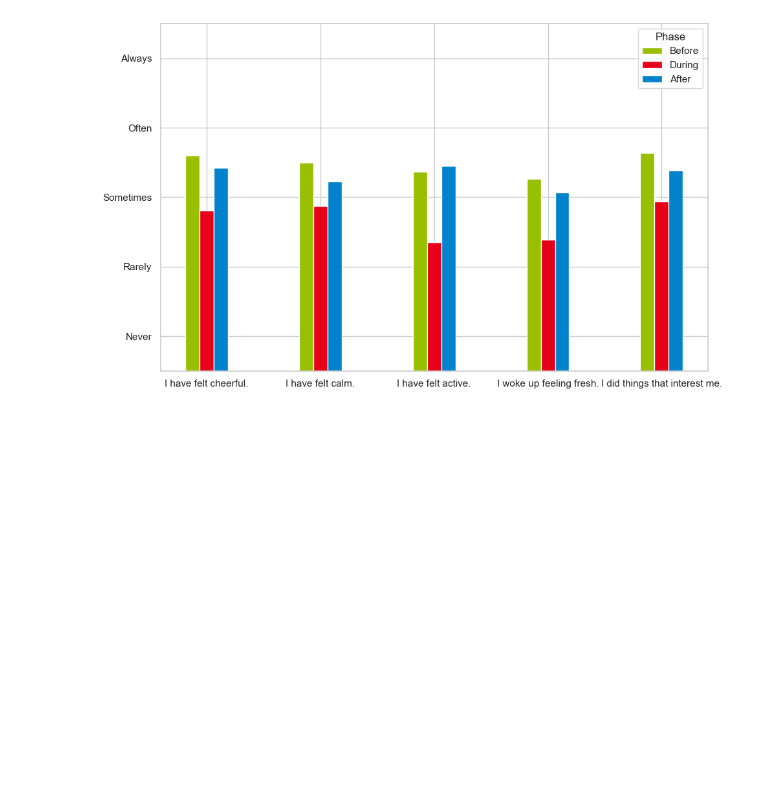
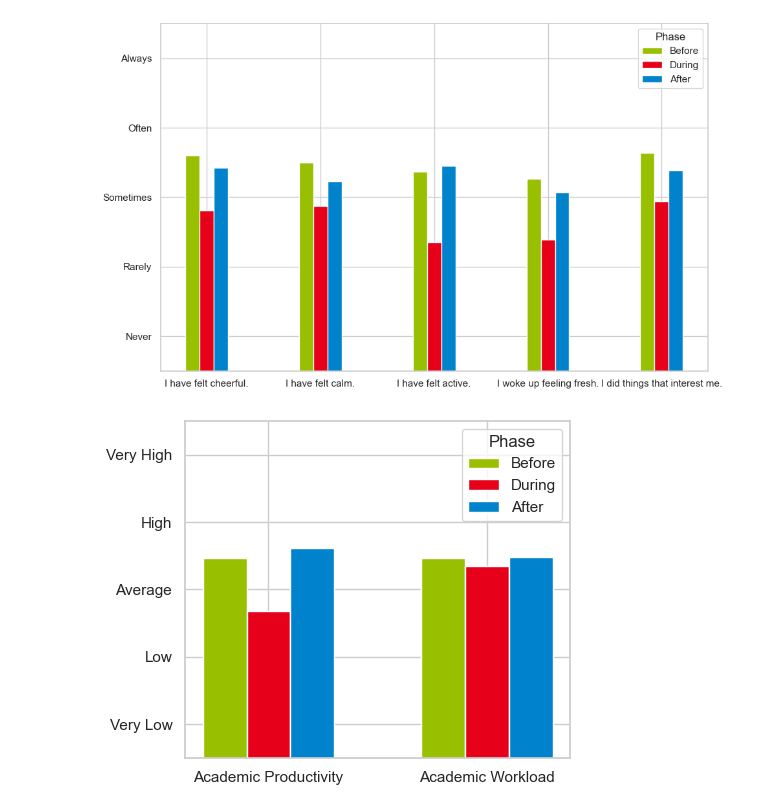
Before and after one commit to wubbalubba12/gendiv, a Jupyter notebook: scripts/analysis_likert_responses.ipynb, the cells around one changed output. Cells and saved outputs as stored; diff of their text form; code cells hidden in the pictures; blank space fills up the shorter version.

Commit message:
Added direct comparing plots

```diff
--- a/scripts/analysis_likert_responses.ipynb
+++ b/scripts/analysis_likert_responses.ipynb
@@ -385,3 +385,78 @@ plt.tight_layout()
 plt.show()
 # %% [output]
 [figure]
+# %%
+# === Define mappings
+phase_colors = {
+    "before": "#99C000",   # Green
+    "during": "#E6001A",   # Red
+    "after": "#0083CC"     # Blue
+}
+phase_order = ["before", "during", "after"]
+
+score_labels = {
+    1: "Very Low", 2: "Low", 3: "Average", 4: "High", 5: "Very High"
+}
+
+# Cleaned short versions of the target questions
+clean_labels = {
+    "How would you rate your academic productivity during this time? (Question adapted from Ralph et al. (2020); Russo et al. (2021))": "Academic Productivity",
+    "How much was your academic workload on average? (Question adapted from Baticulon et al. (2021))": "Academic Workload"
+}
+
+# === Filter and prepare the subset
+subset = df_mapped[df_mapped["question"].isin(clean_labels.keys())].copy()
+subset["short_question"] = subset["question"].map(clean_labels)
+
+# === Compute average scores
+avg_df = (
+    subset.groupby(["short_question", "phase"])["score"]
+    .mean()
+    .reset_index(name="avg_score")
+)
+
+# === Plotting
+fig, ax = plt.subplots(figsize=(5, 4))
+bar_width = 0.1
+group_gap = 0.2
+
+x_positions = []
+x_labels = []
+questions = list(clean_labels.values())
+
+for i, question in enumerate(questions):
+    for j, phase in enumerate(phase_order):
+        row = avg_df[
+            (avg_df["short_question"] == question) &
+            (avg_df["phase"] == phase)
+        ]
+        avg_score = row["avg_score"].values[0] if not row.empty else 0
+
+        xpos = i * (len(phase_order) * bar_width + group_gap) + j * bar_width
+        x_positions.append(xpos)
+        x_labels.append("")  # hide phase labels below each bar
+        ax.bar(
+            xpos,
+            avg_score,
+            width=bar_width,
+            color=phase_colors[phase],
+            label=phase.capitalize() if i == 0 else None
+        )
+
+# === Styling
+group_centers = [
+    i * (len(phase_order) * bar_width + group_gap) + bar_width
+    for i in range(len(questions))
+]
+ax.set_xticks(group_centers)
+ax.set_xticklabels(questions, rotation=0, ha='center')
+
+ax.set_ylim(0.5, 5.5)
+ax.set_yticks(list(score_labels.keys()))
+ax.set_yticklabels(score_labels.values())
+
+ax.legend(title="Phase")
+plt.tight_layout()
+plt.show()
+# %% [output]
+[figure, added]
```
Also changed, not shown: parts of 2 cells of this notebook.
